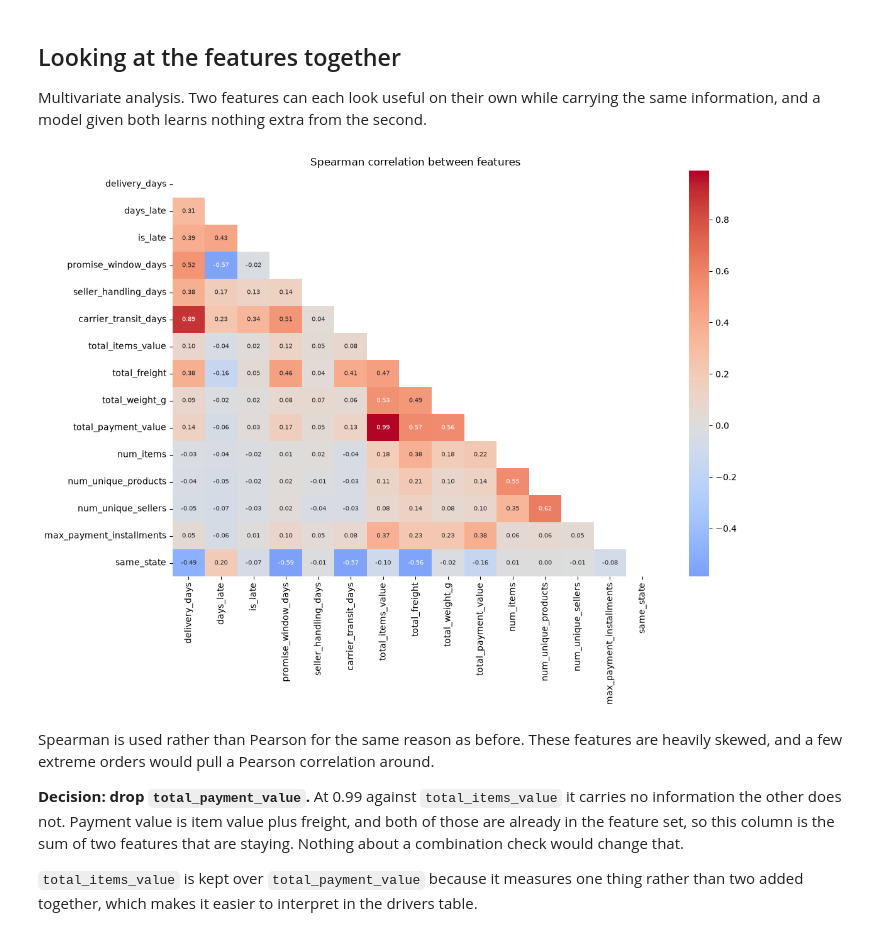
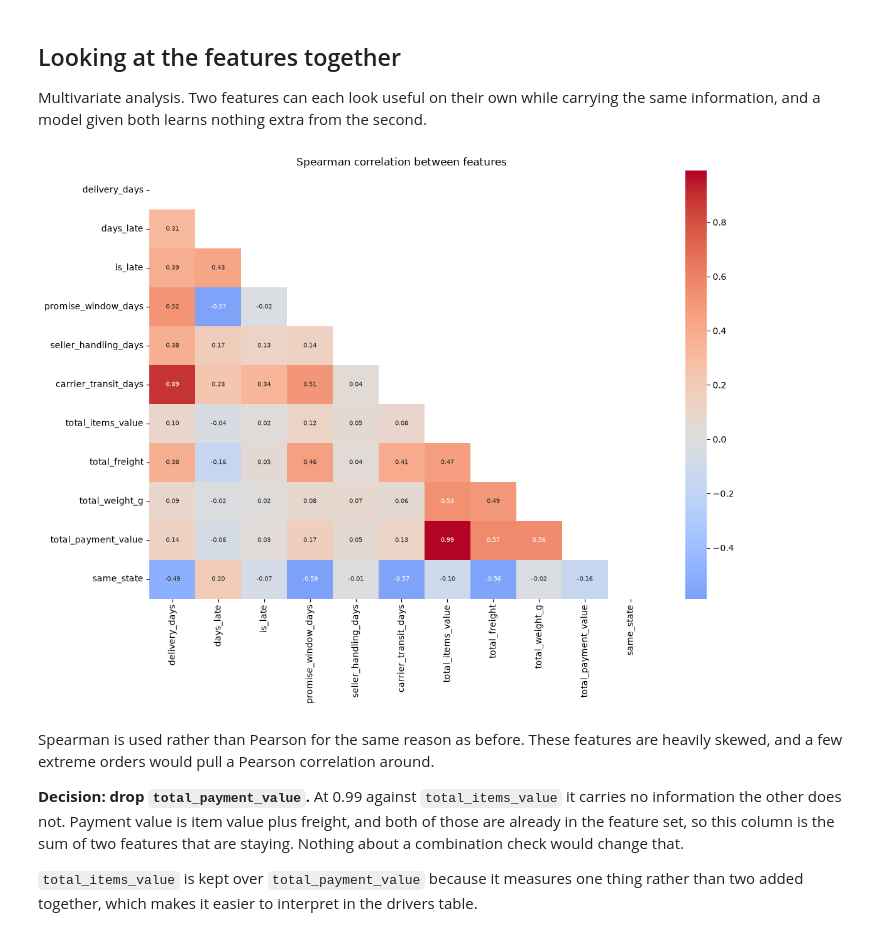
Before and after one commit to MahdhiS/olist-review-prediction, a Jupyter notebook: notebooks/01_eda.ipynb, the cells around one changed output. Saved outputs shown, nothing was run; the diff lists cells and outputs as text; code cells hidden in the pictures.

```diff
--- a/notebooks/01_eda.ipynb
+++ b/notebooks/01_eda.ipynb
@@ -2081,36 +2086,18 @@ Distance and product category do not explain away the lateness effect. Lateness
 Multivariate analysis. Two features can each look useful on their own while carrying the same
 information, and a model given both learns nothing extra from the second.
 # %%
-correlation_features = [
-    "delivery_days",
-    "days_late",
-    "is_late",
-    "promise_window_days",
-    "seller_handling_days",
-    "carrier_transit_days",
-    "total_items_value",
-    "total_freight",
-    "total_weight_g",
-    "total_payment_value",
-    "num_items",
-    "num_unique_products",
-    "num_unique_sellers",
-    "max_payment_installments",
-    "same_state",
-]
-
-correlation_matrix = df_clean[correlation_features].corr(method="spearman")
+correlation_matrix = df_clean[surviving_features].corr(method="spearman")
 
 upper_triangle = np.triu(np.ones_like(correlation_matrix, dtype=bool))
 
 plt.figure(figsize=(12, 9))
 sns.heatmap(correlation_matrix, mask=upper_triangle, cmap="coolwarm", annot=True, fmt=".2f",
             annot_kws={"size": 7}, center=0)
 plt.title("Spearman correlation between features")
 plt.tight_layout()
 plt.show()
 # %% [output]
-[figure, old version]
+[figure, new version]
 # %% [markdown]
 Spearman is used rather than Pearson for the same reason as before. These features are heavily
 skewed, and a few extreme orders would pull a Pearson correlation around.
```
Also changed, not shown: parts of 46 cells of this notebook.
